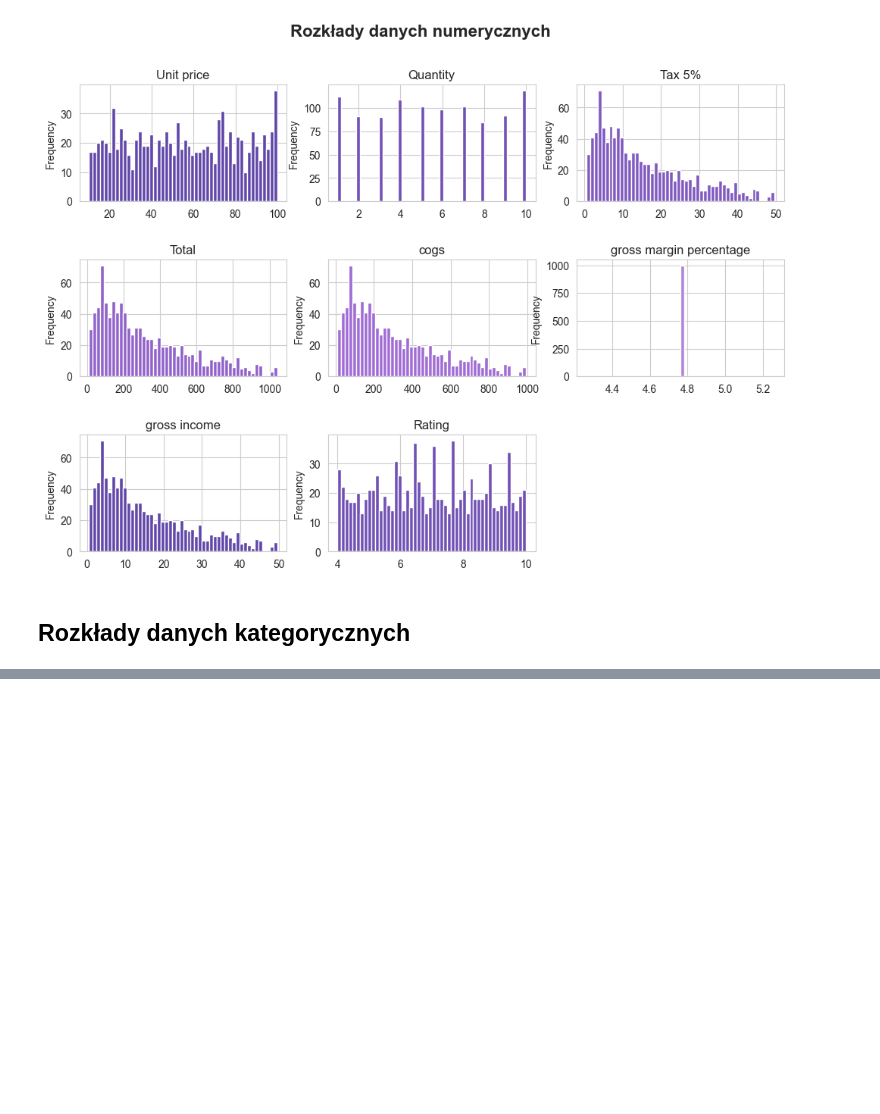
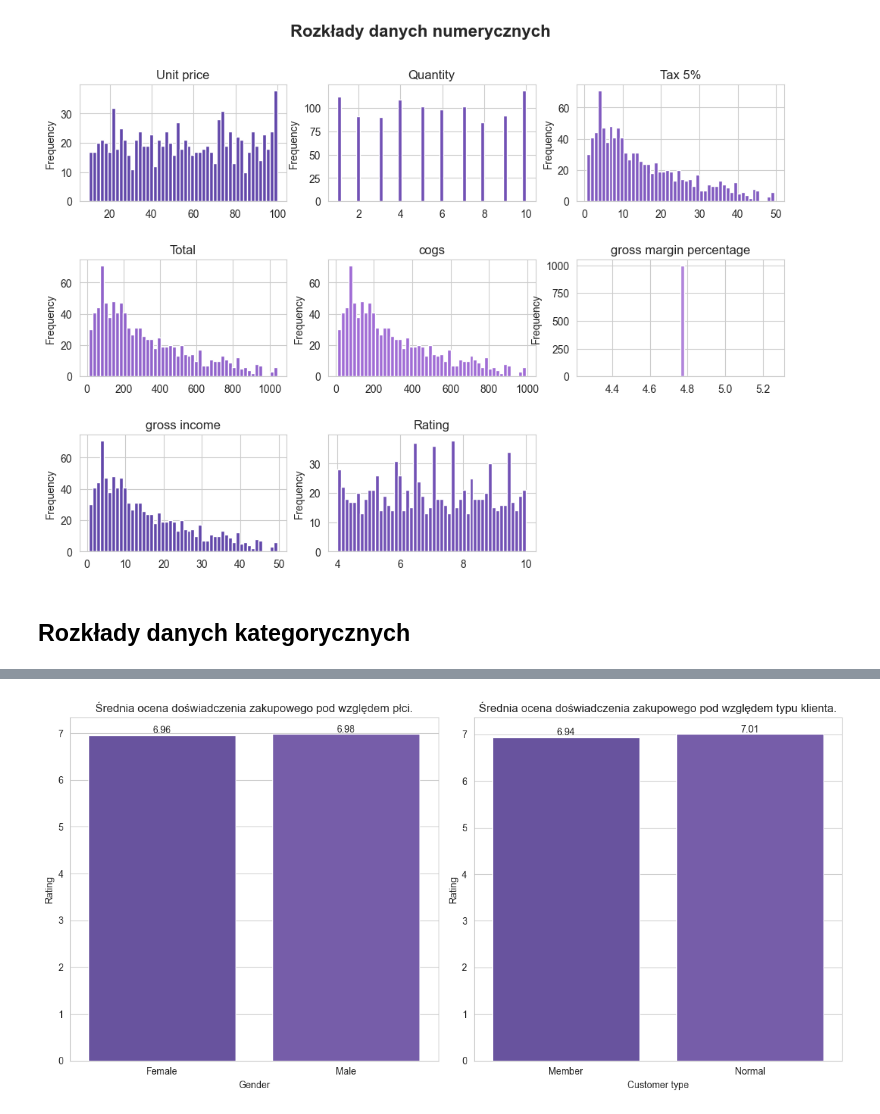
Before and after one commit to rstudion-t/biedronka-analysis, a Jupyter notebook: rstudion-t/notebooks/analysis.ipynb, the cells around one changed output, grey strips where cells are left out. Cells and saved outputs as stored; diff of their text form; code cells hidden in the pictures; blank space fills up the shorter version.

```diff
--- a/rstudion-t/notebooks/analysis.ipynb
+++ b/rstudion-t/notebooks/analysis.ipynb
@@ -24,7 +27,22 @@ from typing import List
 # Applies both to Matplotlib and Seaborn (Seaborn internally uses matplotlib)
 sns.set_style("whitegrid")
 
-PLOT_COLORS: List[str] = ['#6247aa', '#7251b5', '#815ac0', '#9163cb', '#a06cd5', '#b185db']
+# Make custom color palette from list of colors
+PLOT_COLORS: List[str] = [
+    "#6247aa",
+    "#7251b5",
+    "#815ac0",
+    "#9163cb",
+    "#a06cd5",
+    "#b185db",
+]
+
+custom_palette = sns.color_palette(PLOT_COLORS)
+
+# Silence seaborn FutureWarning and UserWarning
+warnings.filterwarnings("ignore", category=FutureWarning)
+warnings.filterwarnings("ignore", category=UserWarning)
+
 
 def get_color(i: int) -> str:
     return PLOT_COLORS[i % len(PLOT_COLORS)]
@@ -233,0 +275,47 @@ Text(0.5, 1.0, 'Ile produktów danej kategorii sprzedano w danej godzinie')
+# %%
+plt.figure(figsize=(12, 6))
+
+plt.subplot(1, 2, 1)  # 1 row, 2 columns, first plot
+ax = sns.barplot(
+    data=df,
+    x="Gender",
+    y="Rating",
+    errorbar=None,
+    estimator="mean",
+    palette=custom_palette,
+)
+for p in ax.patches:
+    ax.annotate(
+        f"{p.get_height():.2f}",
+        (p.get_x() + p.get_width() / 2.0, p.get_height()),
+        ha="center",
+        va="center",
+        xytext=(0, 5),
+        textcoords="offset points",
+    )
+plt.title("Średnia ocena doświadczenia zakupowego pod względem płci.")
+
+plt.subplot(1, 2, 2)  # 1 row, 2 columns, second plot
+ax = sns.barplot(
+    data=df,
+    x="Customer type",
+    y="Rating",
+    errorbar=None,
+    estimator="mean",
+    palette=custom_palette,
+)
+for p in ax.patches:
+    ax.annotate(
+        f"{p.get_height():.2f}",
+        (p.get_x() + p.get_width() / 2.0, p.get_height()),
+        ha="center",
+        va="center",
+        xytext=(0, 5),
+        textcoords="offset points",
+    )
+plt.title("Średnia ocena doświadczenia zakupowego pod względem typu klienta.")
+
+plt.tight_layout()
+plt.show()
+# %% [output]
+[figure, added]
```
Also changed, not shown: parts of 62 cells of this notebook, 10 other files.
